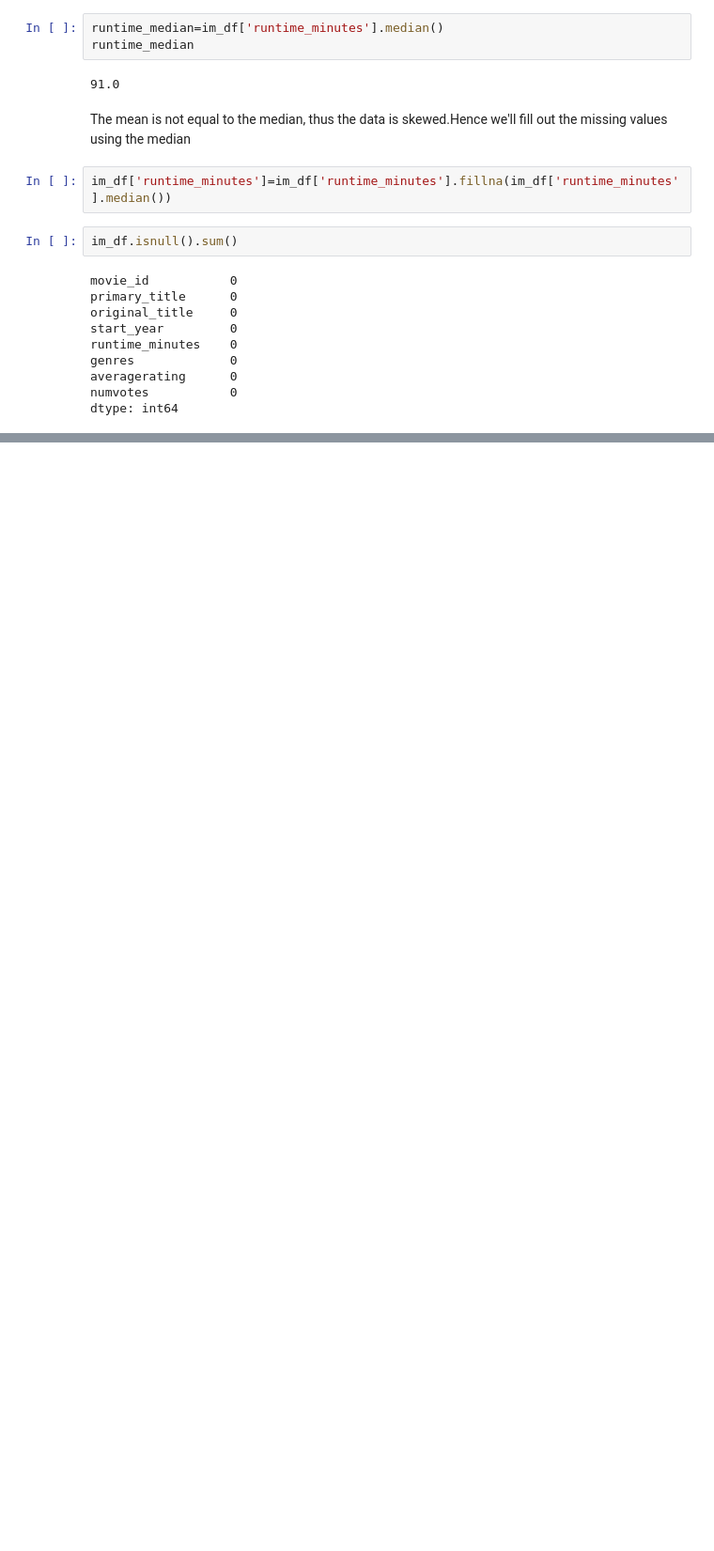
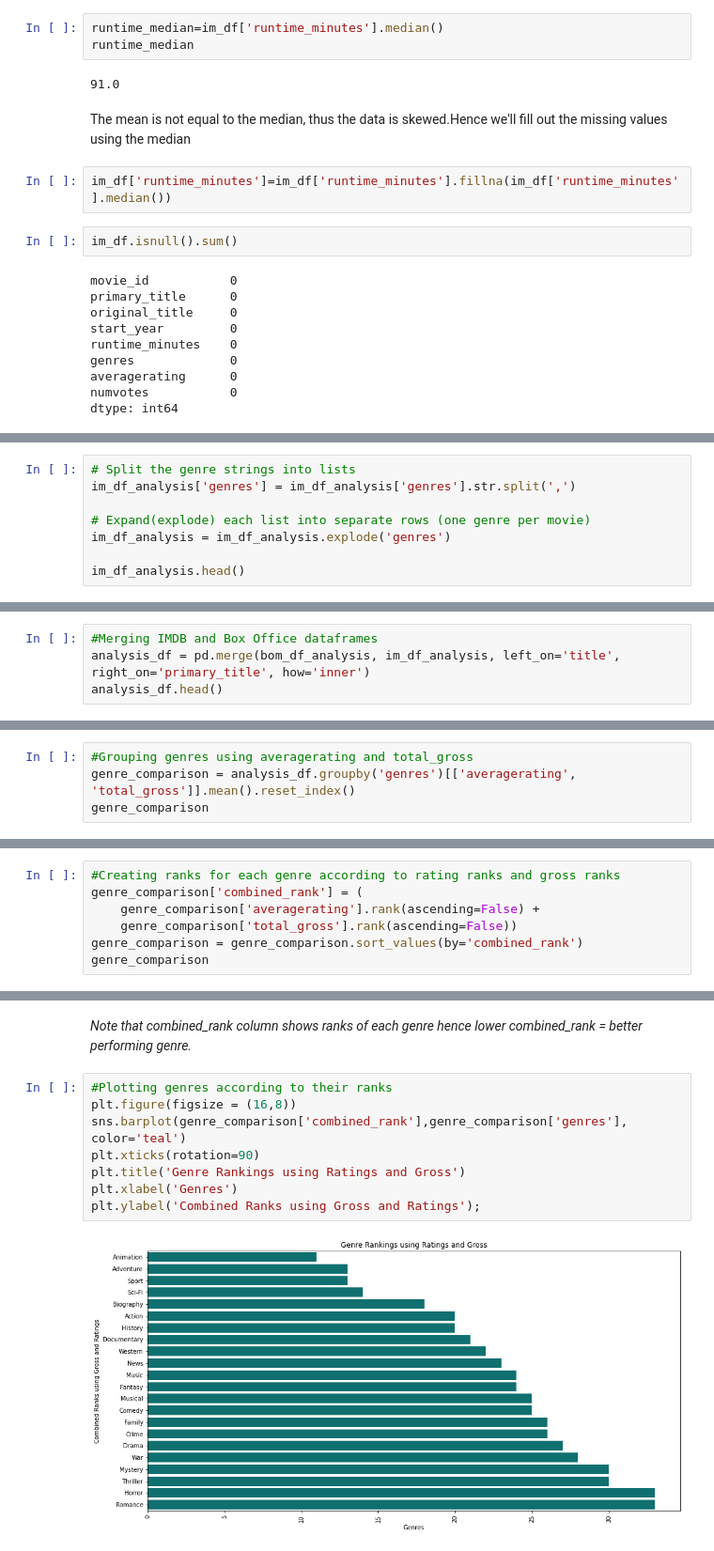
Before and after one commit to Christine-Muhoro/movie_group_project, a Jupyter notebook: index.ipynb, the cells around one changed output, grey strips where cells are left out. Shown at 94% size. Saved outputs shown, nothing was run; the diff lists cells and outputs as text; blank space fills up the shorter version.

Commit message:
Final objectives analysis

```diff
--- a/index.ipynb
+++ b/index.ipynb
@@ -362,0 +383,8 @@ dtype: int64
+# %%
+# Split the genre strings into lists
+im_df_analysis['genres'] = im_df_analysis['genres'].str.split(',')
+
+# Expand(explode) each list into separate rows (one genre per movie)
+im_df_analysis = im_df_analysis.explode('genres')
+
+im_df_analysis.head()
@@ -362,0 +398,4 @@ dtype: int64
+# %%
+#Merging IMDB and Box Office dataframes
+analysis_df = pd.merge(bom_df_analysis, im_df_analysis, left_on='title', right_on='primary_title', how='inner')
+analysis_df.head()
@@ -362,0 +411,4 @@ dtype: int64
+# %%
+#Grouping genres using averagerating and total_gross
+genre_comparison = analysis_df.groupby('genres')[['averagerating', 'total_gross']].mean().reset_index()
+genre_comparison
@@ -362,0 +433,7 @@ dtype: int64
+# %%
+#Creating ranks for each genre according to rating ranks and gross ranks
+genre_comparison['combined_rank'] = (
+    genre_comparison['averagerating'].rank(ascending=False) +
+    genre_comparison['total_gross'].rank(ascending=False))
+genre_comparison = genre_comparison.sort_values(by='combined_rank')
+genre_comparison
@@ -362,0 +458,12 @@ dtype: int64
+# %% [markdown]
+*Note that combined_rank column shows ranks of each genre hence lower combined_rank = better performing genre.*
+# %%
+#Plotting genres according to their ranks
+plt.figure(figsize = (16,8))
+sns.barplot(genre_comparison['combined_rank'],genre_comparison['genres'], color='teal')
+plt.xticks(rotation=90)
+plt.title('Genre Rankings using Ratings and Gross')
+plt.xlabel('Genres')
+plt.ylabel('Combined Ranks using Gross and Ratings');
+# %% [output]
+[figure, added]
```
Also changed, not shown: parts of 44 cells of this notebook, 1 other file.
